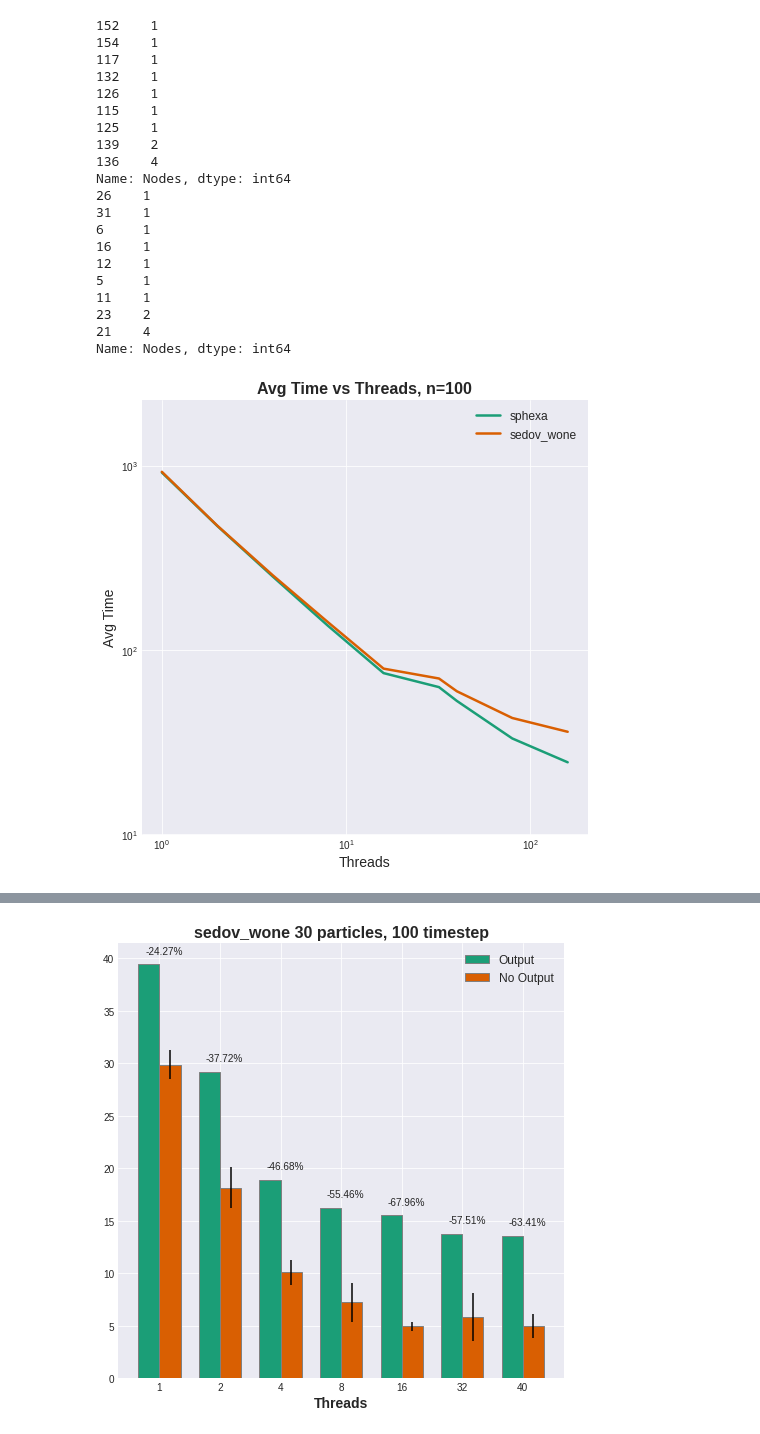
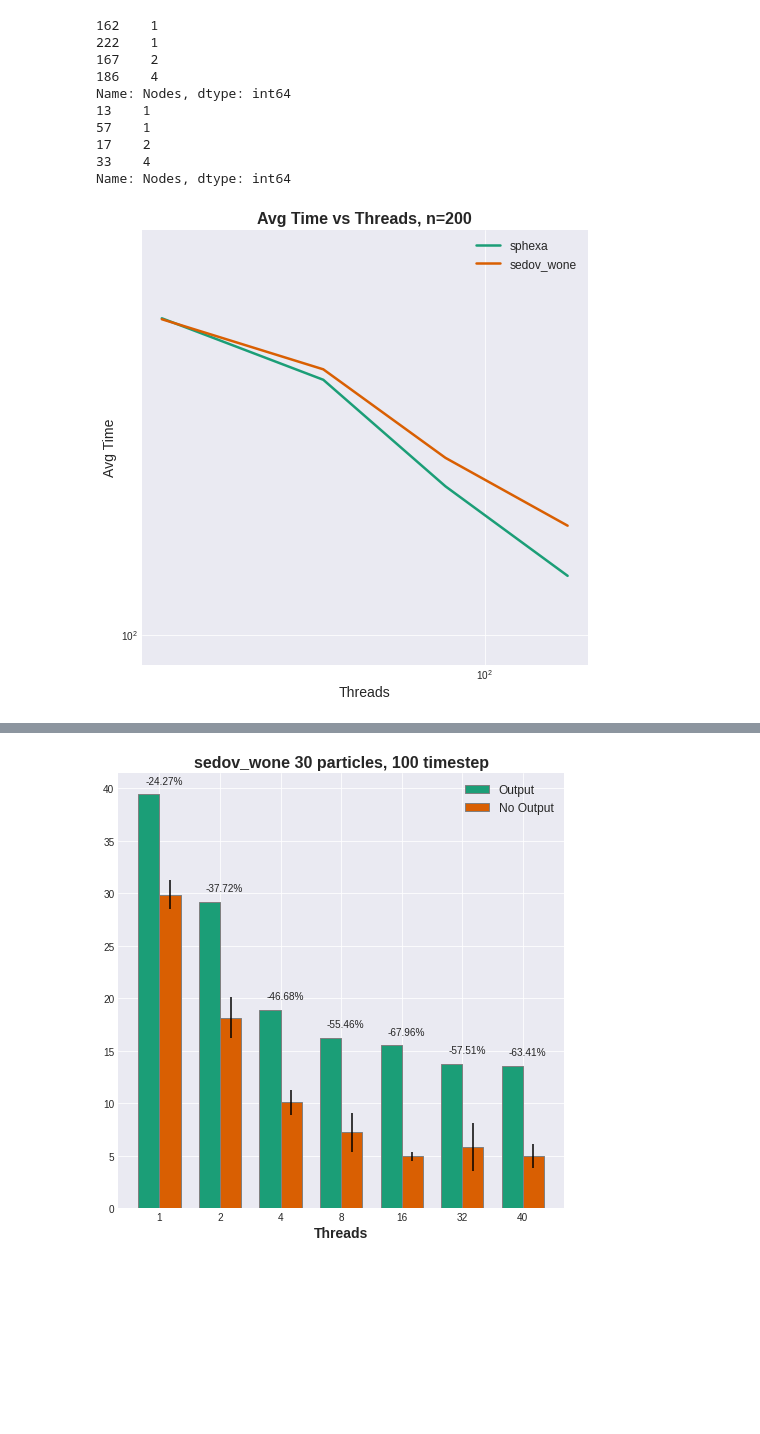
Before and after one commit to MaciejWdev/wash-perf-analysis, a Jupyter notebook: analysis.ipynb, the cells around one changed output, grey strips where cells are left out. Cells and saved outputs as stored; diff of their text form; code cells hidden in the pictures; blank space fills up the shorter version.

```diff
--- a/analysis.ipynb
+++ b/analysis.ipynb
@@ -134,57 +144,51 @@ def runtimes_plot(df, versions,sizes=[20],time=100,output=None,title=None,multin
             data = data[data['Timestep'] == time]
             data = data.sort_values(by='Threads')
             data = data[data['AvgTime'].notnull()]
+            data = data[(data['Nodes'] == 1) |
+            ((data['Nodes'] % 2 == 0) & (data['Threads'] == basethreads))]
             if multinode == False:
                 data = data[data['Nodes'] == 1]
             else:
                 data = data.sort_values(by='TotalThreads')
 
             if (version == 'sedov_wisb' or version == 'sedov_west') and not data['AvgTime'].isnull().all():
                 y = data['AvgTime'].mean()
                 threadnums = [1,2,4,8,16,32,40]
                 plt.plot(threadnums,[y]*len(threadnums), label=version,lineWidth=2.5)
             elif version != 'sedov_wisb':
                 print(data['Nodes'])
                 plt.plot(data['Threads']*data['Nodes'], data['AvgTime'], label=version,lineWidth=2.5)
         # larger size
         plt.xlabel('Threads')
         plt.ylabel('Avg Time')
         plt.yscale('log')
         plt.xscale('log')
         plt.grid(True)
         # equal axes
         plt.axis('equal')
         plt.legend()
         if title is not None:
             plt.title(title)
         else:
             plt.title('Avg Time vs Threads, n=' + str(size))
         # Make bigger legend
 
         plt.show()
 # runtimes_plot(allresults[allresults['Output'] == False], ['sedov_west','sedov_wser','sedov_wisb','sedov_cstone','sphexa','sedov_wone','sphexa_cuda'],sizes=[20,30],time=100)
 
-runtimes_plot(allresults[allresults['Output'] == False], ['sphexa','sedov_wone'],sizes=[100],time=100,multinode=True,basethreads=40)
+# runtimes_plot(allresults[allresults['Output'] == False], ['sphexa','sedov_wone'],sizes=[100],time=100,multinode=True,basethreads=40)
+
+runtimes_plot(allresults[allresults['Output'] == False], ['sphexa','sedov_wone'],sizes=[200],time=100,multinode=True,basethreads=40)
 # %% [output]
-152    1
-154    1
-117    1
-132    1
-126    1
-115    1
-125    1
-139    2
-136    4
+162    1
+222    1
+167    2
+186    4
 Name: Nodes, dtype: int64
-26    1
-31    1
-6     1
-16    1
-12    1
-5     1
-11    1
-23    2
-21    4
+13    1
+57    1
+17    2
+33    4
 Name: Nodes, dtype: int64
-[figure, old version]
+[figure, new version]
 # %%
```
Also changed, not shown: parts of 5 cells of this notebook.
